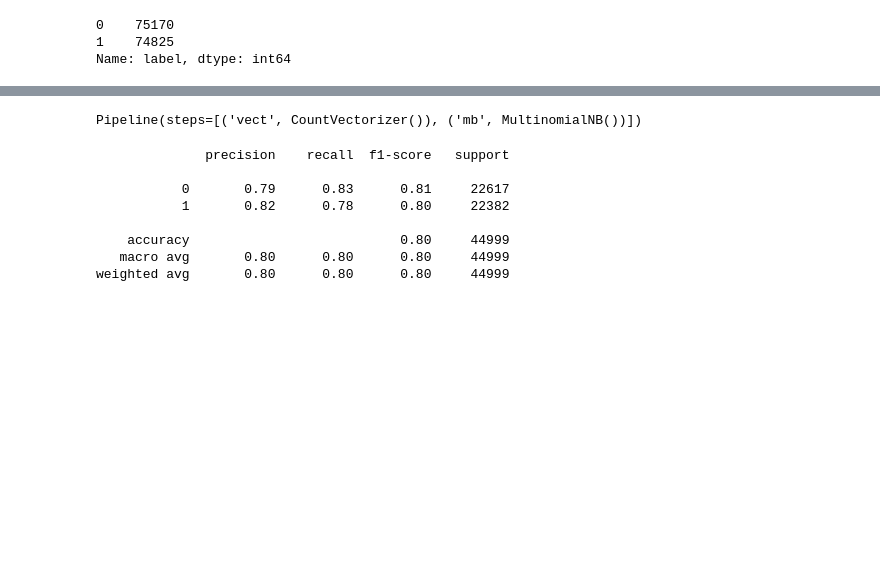
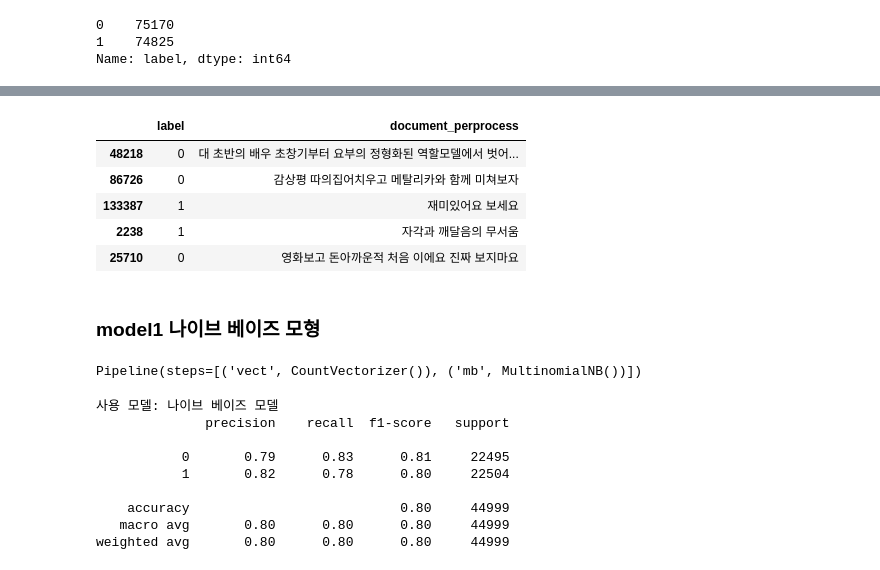
Before and after one commit to Park-Young-Bin/Python_Projects, a Jupyter notebook: 데이콘/[데이콘] 영화 리뷰 감성 분석.ipynb, the cells around one changed output, grey strips where cells are left out. Cells and saved outputs as stored; diff of their text form; code cells hidden in the pictures; blank space fills up the shorter version.

```diff
--- a/데이콘/[데이콘] 영화 리뷰 감성 분석.ipynb
+++ b/데이콘/[데이콘] 영화 리뷰 감성 분석.ipynb
@@ -302,9 +265,20 @@ print('검증할 val 셋 : ', val_data.shape)
+# %%
+train_data.head()
+# %% [output]
+|  | label | document_perprocess |
+| 48218 | 0 | 대 초반의 배우 초창기부터 요부의 정형화된 역할모델에서 벗어... |
+| 86726 | 0 | 감상평 따의집어치우고 메탈리카와 함께 미쳐보자 |
+| 133387 | 1 | 재미있어요 보세요 |
+| 2238 | 1 | 자각과 깨달음의 무서움 |
+| 25710 | 0 | 영화보고 돈아까운적 처음 이에요 진짜 보지마요 |
 # %%
 train_data_X = train_data.document_perprocess
 train_data_y = train_data.label
 
 val_data_X = val_data.document_perprocess
 val_data_y = val_data.label
+# %% [markdown]
+### model1 나이브 베이즈 모형
 # %%
 # 나이브 베이즈 모형으로 학습
 model1 = Pipeline([
@@ -323,13 +297,19 @@ test_data
 
 X_test = test_data['document']
 # %%
-# 성능 평가
+# classification_report을 이용한 성능 평가
+# support: 각 라벨의 실제 샘플 개수
+# macro avg: 각 클래스 별로 동일한 가중치 부여(샘플 개수의 불균형을 고려하지 않음) → 소수 클래스에 대한 성능이 낮을 때 더 큰 패널티 발생
+# f1 macro avg = (0.81+0.08)/2 = 0.80
+# weighted avg: 각 클래스에 속하는 표본의 개수로 가중 평균 계산(샘플 개수의 불균형 고려) → 샘플 개수가 적은 클래스의 영향력 감소
+print('사용 모델: 나이브 베이즈 모델')
 print(classification_report(val_data_y, model1.predict(val_data_X)))
 # %% [output]
+사용 모델: 나이브 베이즈 모델
               precision    recall  f1-score   support
 
-           0       0.79      0.83      0.81     22617
-           1       0.82      0.78      0.80     22382
+           0       0.79      0.83      0.81     22495
+           1       0.82      0.78      0.80     22504
 
     accuracy                           0.80     44999
    macro avg       0.80      0.80      0.80     44999
```
Also changed, not shown: parts of 20 cells of this notebook.
